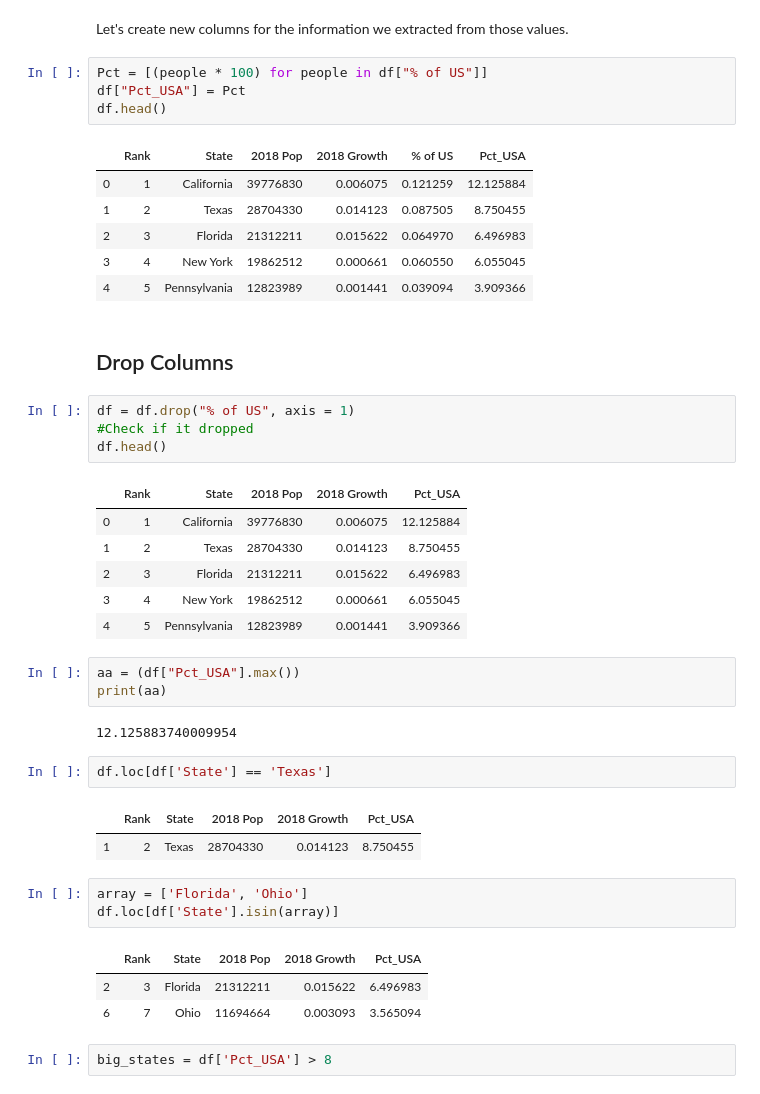
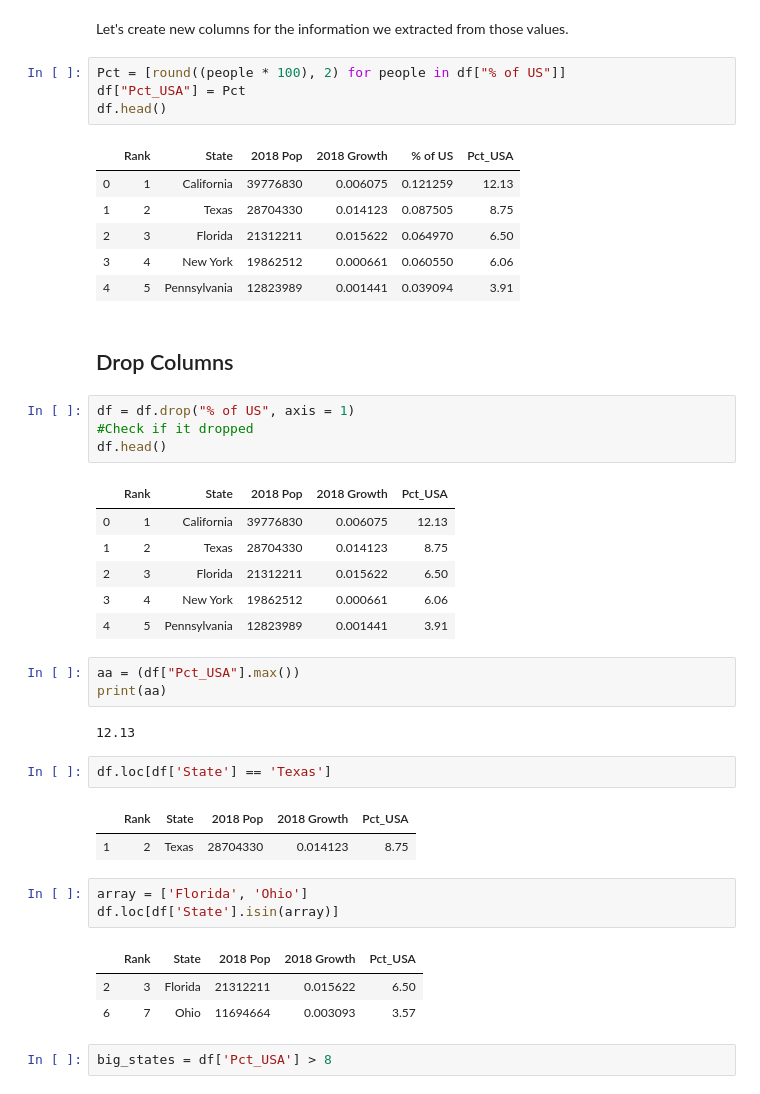
Before and after one commit to Sudhakar7777777/fuhsd-python3, a Jupyter notebook: Class5-Pandas/C4_Pandas_US_States_Plotting.ipynb, the cells around one changed output. Saved outputs shown, nothing was run; the diff lists cells and outputs as text.

```diff
--- a/Class5-Pandas/C4_Pandas_US_States_Plotting.ipynb
+++ b/Class5-Pandas/C4_Pandas_US_States_Plotting.ipynb
@@ -77,16 +66,16 @@ df.head(51)
 # %% [markdown]
 Let's create new columns for the information we extracted from those values.
 # %%
-Pct = [(people * 100) for people in df["% of US"]]
+Pct = [round((people * 100), 2) for people in df["% of US"]]
 df["Pct_USA"] = Pct
 df.head()
 # %% [output]
 |  | Rank | State | 2018 Pop | 2018 Growth | % of US | Pct_USA |
-| 0 | 1 | California | 39776830 | 0.006075 | 0.121259 | 12.125884 |
-| 1 | 2 | Texas | 28704330 | 0.014123 | 0.087505 | 8.750455 |
-| 2 | 3 | Florida | 21312211 | 0.015622 | 0.064970 | 6.496983 |
-| 3 | 4 | New York | 19862512 | 0.000661 | 0.060550 | 6.055045 |
-| 4 | 5 | Pennsylvania | 12823989 | 0.001441 | 0.039094 | 3.909366 |
+| 0 | 1 | California | 39776830 | 0.006075 | 0.121259 | 12.13 |
+| 1 | 2 | Texas | 28704330 | 0.014123 | 0.087505 | 8.75 |
+| 2 | 3 | Florida | 21312211 | 0.015622 | 0.064970 | 6.50 |
+| 3 | 4 | New York | 19862512 | 0.000661 | 0.060550 | 6.06 |
+| 4 | 5 | Pennsylvania | 12823989 | 0.001441 | 0.039094 | 3.91 |
 # %% [markdown]
 ## Drop Columns
 # %%
@@ -95,28 +84,28 @@ df = df.drop("% of US", axis = 1)
 df.head()
 # %% [output]
 |  | Rank | State | 2018 Pop | 2018 Growth | Pct_USA |
-| 0 | 1 | California | 39776830 | 0.006075 | 12.125884 |
-| 1 | 2 | Texas | 28704330 | 0.014123 | 8.750455 |
-| 2 | 3 | Florida | 21312211 | 0.015622 | 6.496983 |
-| 3 | 4 | New York | 19862512 | 0.000661 | 6.055045 |
-| 4 | 5 | Pennsylvania | 12823989 | 0.001441 | 3.909366 |
+| 0 | 1 | California | 39776830 | 0.006075 | 12.13 |
+| 1 | 2 | Texas | 28704330 | 0.014123 | 8.75 |
+| 2 | 3 | Florida | 21312211 | 0.015622 | 6.50 |
+| 3 | 4 | New York | 19862512 | 0.000661 | 6.06 |
+| 4 | 5 | Pennsylvania | 12823989 | 0.001441 | 3.91 |
 # %%
 aa = (df["Pct_USA"].max())
 print(aa)
 # %% [output]
-12.125883740009954
+12.13
 # %%
 df.loc[df['State'] == 'Texas']
 # %% [output]
 |  | Rank | State | 2018 Pop | 2018 Growth | Pct_USA |
-| 1 | 2 | Texas | 28704330 | 0.014123 | 8.750455 |
+| 1 | 2 | Texas | 28704330 | 0.014123 | 8.75 |
 # %%
 array = ['Florida', 'Ohio']
 df.loc[df['State'].isin(array)]
 # %% [output]
 |  | Rank | State | 2018 Pop | 2018 Growth | Pct_USA |
-| 2 | 3 | Florida | 21312211 | 0.015622 | 6.496983 |
-| 6 | 7 | Ohio | 11694664 | 0.003093 | 3.565094 |
+| 2 | 3 | Florida | 21312211 | 0.015622 | 6.50 |
+| 6 | 7 | Ohio | 11694664 | 0.003093 | 3.57 |
 # %%
 big_states = df['Pct_USA'] > 8
 # %%
```
Also changed, not shown: parts of 11 cells of this notebook, 2 other files.
